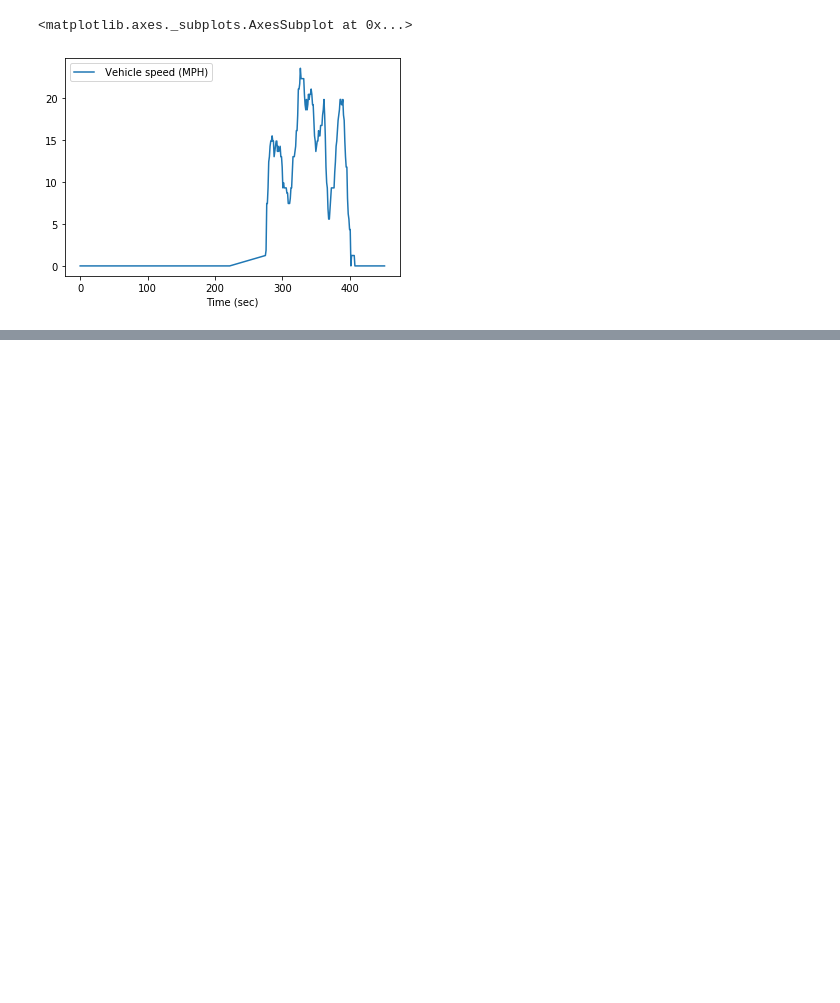
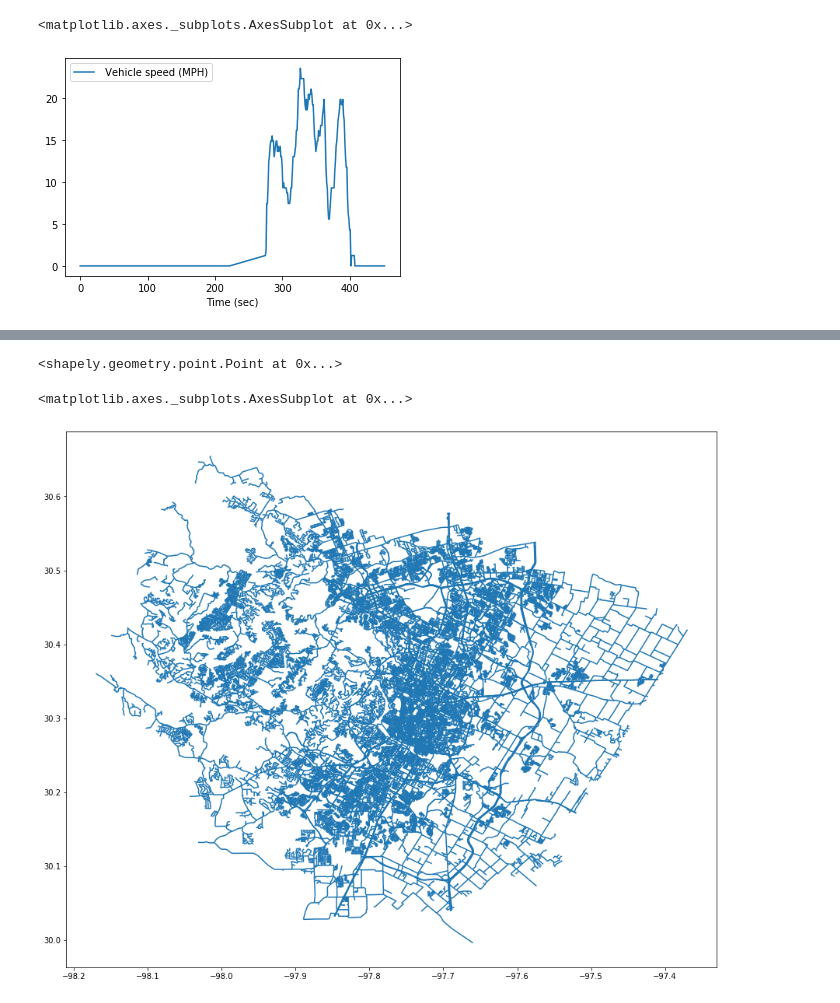
Before and after one commit to dj-betts/prius-obd, a Jupyter notebook: prius-eda.ipynb, the cells around one changed output, grey strips where cells are left out. Saved outputs shown, nothing was run; the diff lists cells and outputs as text; code cells hidden in the pictures; blank space fills up the shorter version.

Commit message:
drive plot on atx.shp file. geo plot of sample drive.

```diff
--- a/prius-eda.ipynb
+++ b/prius-eda.ipynb
@@ -38,3 +36,7 @@ data.plot.line(x='Time (sec)',y=' Vehicle speed (MPH)')
 # %% [output]
 <matplotlib.axes._subplots.AxesSubplot at 0x...>
 [figure]
+# %%
+%%time
+pathway = '../atx_geo_data/street_centerline/'
+atx = gpd.read_file(pathway)#, SHAPE_RESTORE_SHX=yes)
@@ -40,0 +46,10 @@ data.plot.line(x='Time (sec)',y=' Vehicle speed (MPH)')
+# %%
+drive[8]
+# %% [output]
+<shapely.geometry.point.Point at 0x...>
+# %%
+fig, ax = plt.subplots(figsize = (15,15))
+atx.plot(ax = ax)
+# %% [output]
+<matplotlib.axes._subplots.AxesSubplot at 0x...>
+[figure, added]
```
Also changed, not shown: parts of 7 cells of this notebook.
